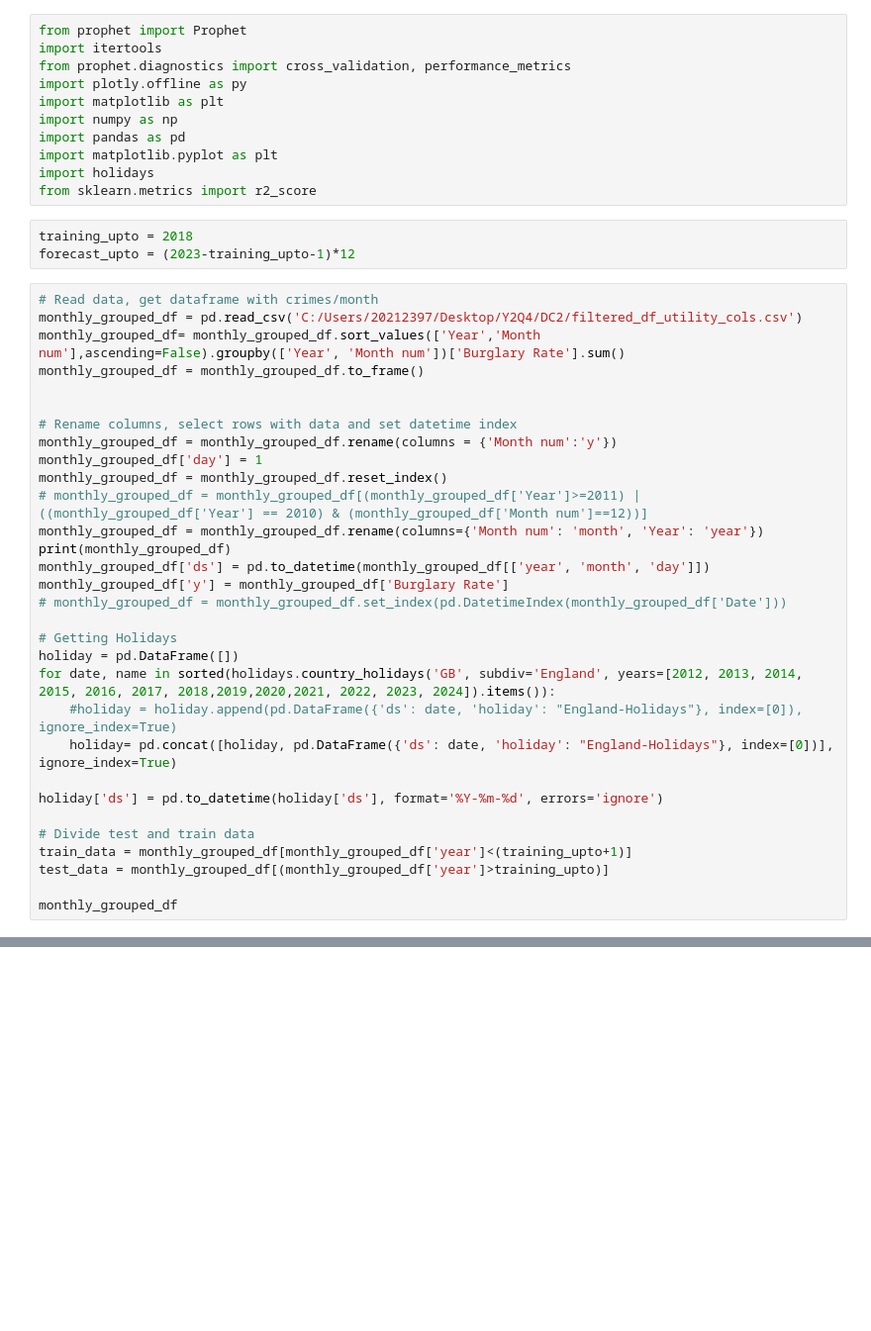
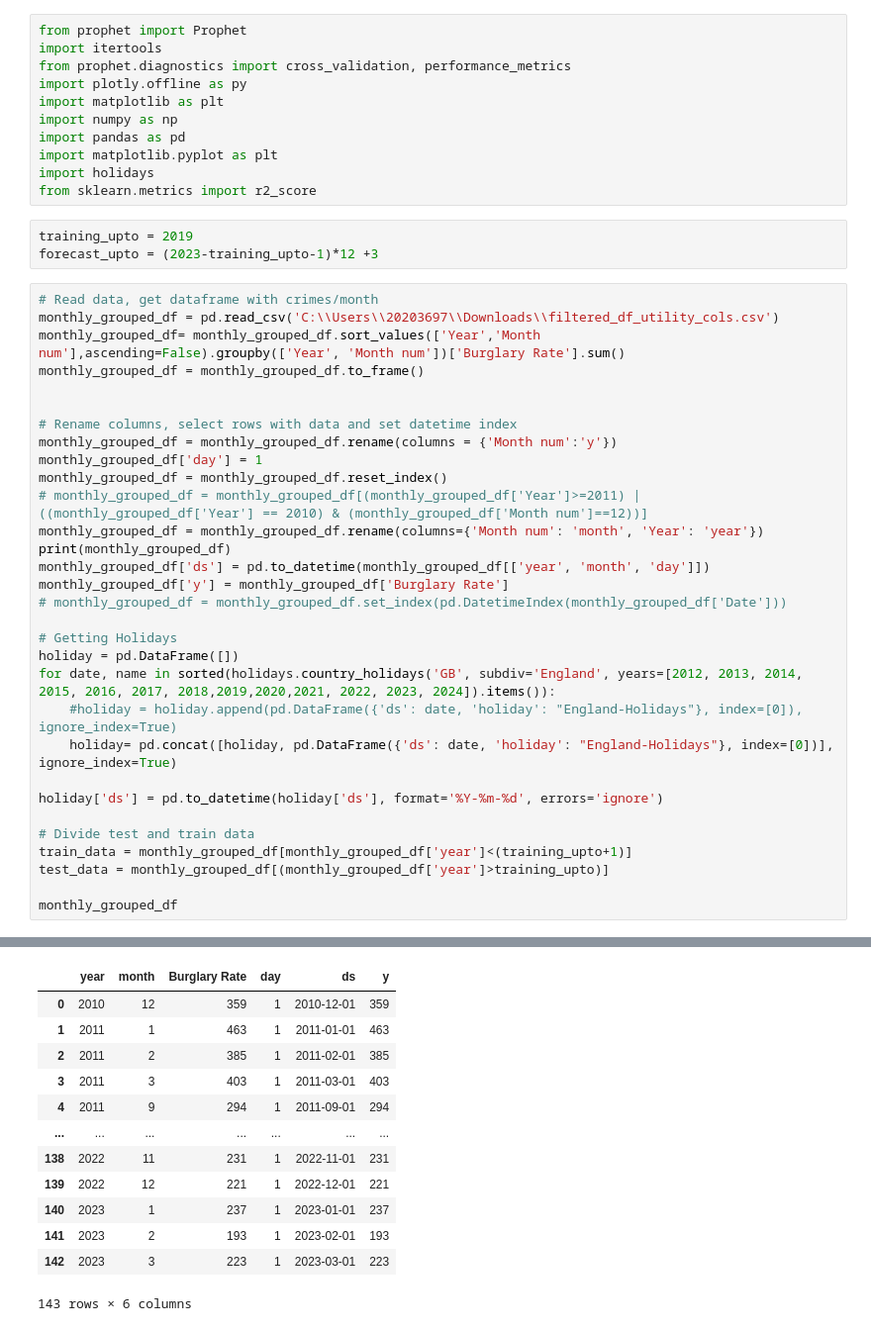
Before and after one commit to isavgt/JBG050-group11, a Jupyter notebook: forecast_prophet.ipynb, the cells around one changed output, grey strips where cells are left out. Shown at 99% size. Saved outputs shown, nothing was run; the diff lists cells and outputs as text; blank space fills up the shorter version.

```diff
--- a/forecast_prophet.ipynb
+++ b/forecast_prophet.ipynb
@@ -10,11 +10,11 @@ import matplotlib.pyplot as plt
 import holidays
 from sklearn.metrics import r2_score
 # %%
-training_upto = 2018
-forecast_upto = (2023-training_upto-1)*12
+training_upto = 2019
+forecast_upto = (2023-training_upto-1)*12 +3
 # %%
 # Read data, get dataframe with crimes/month
-monthly_grouped_df = pd.read_csv('C:/Users/20212397/Desktop/Y2Q4/DC2/filtered_df_utility_cols.csv')
+monthly_grouped_df = pd.read_csv('C:\\Users\\20203697\\Downloads\\filtered_df_utility_cols.csv')
 monthly_grouped_df= monthly_grouped_df.sort_values(['Year','Month num'],ascending=False).groupby(['Year', 'Month num'])['Burglary Rate'].sum()
 monthly_grouped_df = monthly_grouped_df.to_frame()
 
@@ -48,3 +61,16 @@ FileNotFoundError: [Errno 2] No such file or directory: 'C:/Users/20212397/Deskt
+|  | year | month | Burglary Rate | day | ds | y |
+| 0 | 2010 | 12 | 359 | 1 | 2010-12-01 | 359 |
+| 1 | 2011 | 1 | 463 | 1 | 2011-01-01 | 463 |
+| 2 | 2011 | 2 | 385 | 1 | 2011-02-01 | 385 |
+| 3 | 2011 | 3 | 403 | 1 | 2011-03-01 | 403 |
+| 4 | 2011 | 9 | 294 | 1 | 2011-09-01 | 294 |
+| ... | ... | ... | ... | ... | ... | ... |
+| 138 | 2022 | 11 | 231 | 1 | 2022-11-01 | 231 |
+| 139 | 2022 | 12 | 221 | 1 | 2022-12-01 | 221 |
+| 140 | 2023 | 1 | 237 | 1 | 2023-01-01 | 237 |
+| 141 | 2023 | 2 | 193 | 1 | 2023-02-01 | 193 |
+| 142 | 2023 | 3 | 223 | 1 | 2023-03-01 | 223 |
+143 rows × 6 columns
 # %%
 param_grid = {
     'seasonality_mode':('multiplicative','additive'),
```
Also changed, not shown: parts of 5 cells of this notebook.
